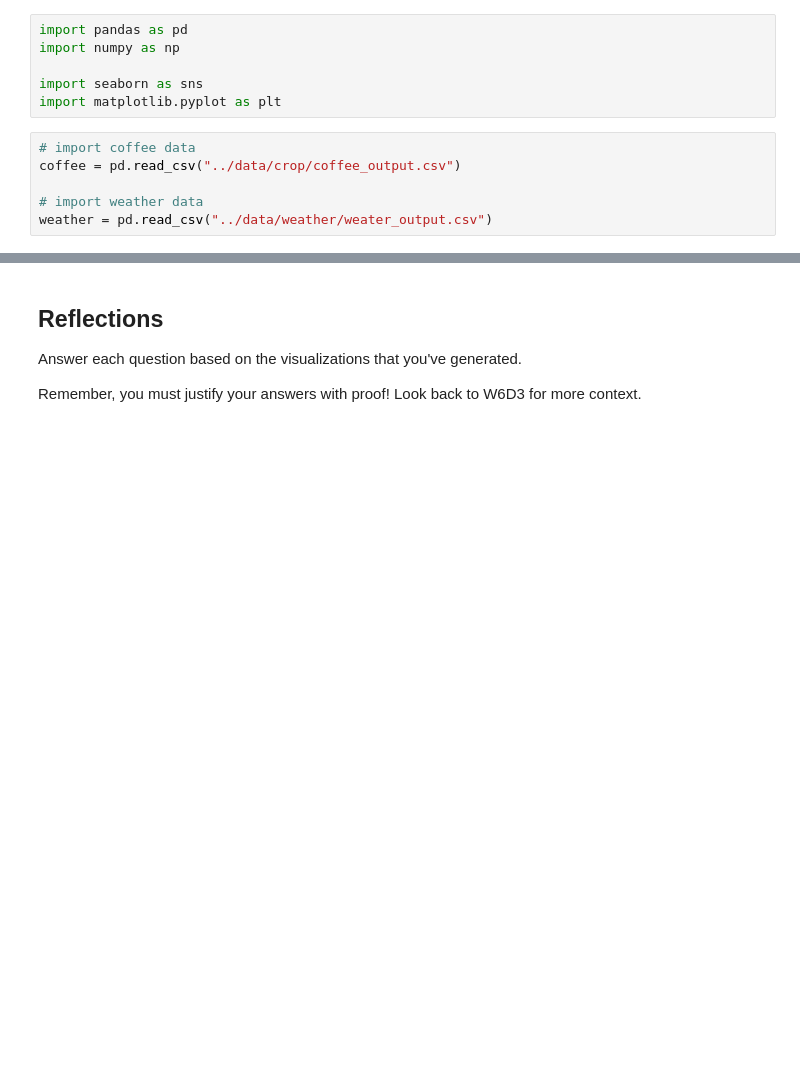
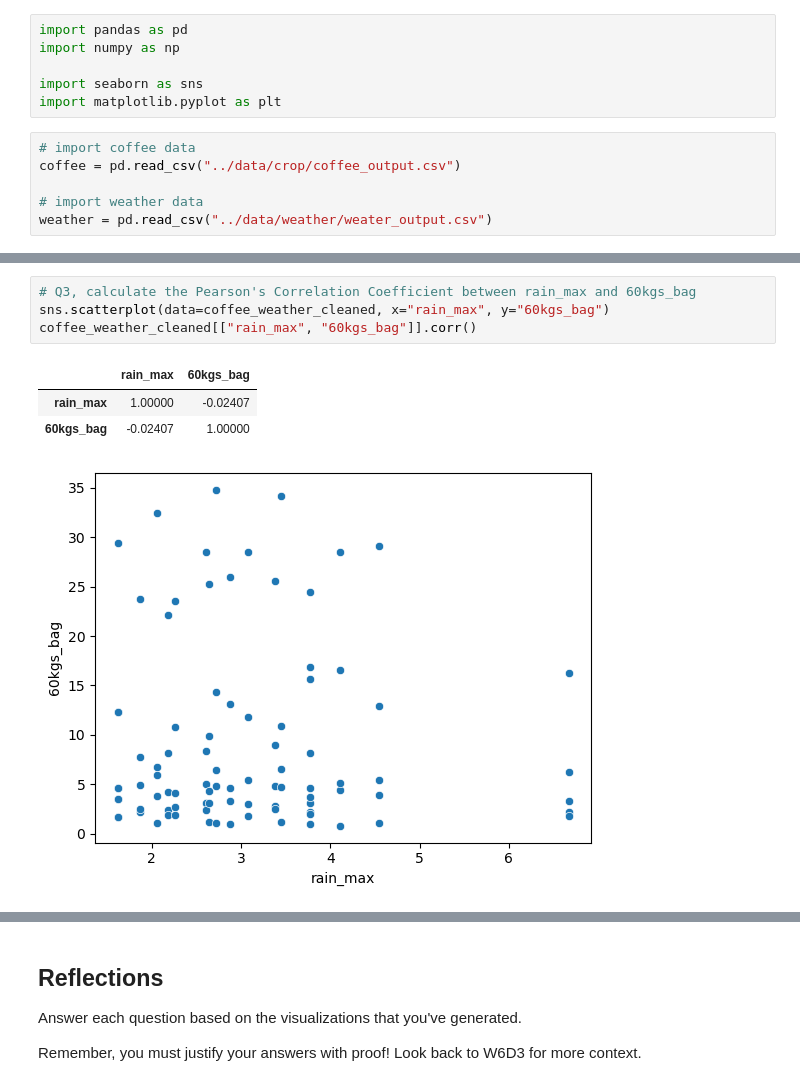
Before and after one commit to vchu22/IF-DS-TLAB3, a Jupyter notebook: notebooks/analysis.ipynb, the cells around one changed output, grey strips where cells are left out. Saved outputs shown, nothing was run; the diff lists cells and outputs as text; blank space fills up the shorter version.

```diff
--- a/notebooks/analysis.ipynb
+++ b/notebooks/analysis.ipynb
@@ -36,0 +95,9 @@ weather = pd.read_csv("../data/weather/weater_output.csv")
+# %%
+# Q3, calculate the Pearson's Correlation Coefficient between rain_max and 60kgs_bag
+sns.scatterplot(data=coffee_weather_cleaned, x="rain_max", y="60kgs_bag")
+coffee_weather_cleaned[["rain_max", "60kgs_bag"]].corr()
+# %% [output]
+|  | rain_max | 60kgs_bag |
+| rain_max | 1.00000 | -0.02407 |
+| 60kgs_bag | -0.02407 | 1.00000 |
+[figure, added]
```
Also changed, not shown: parts of 27 cells of this notebook.
